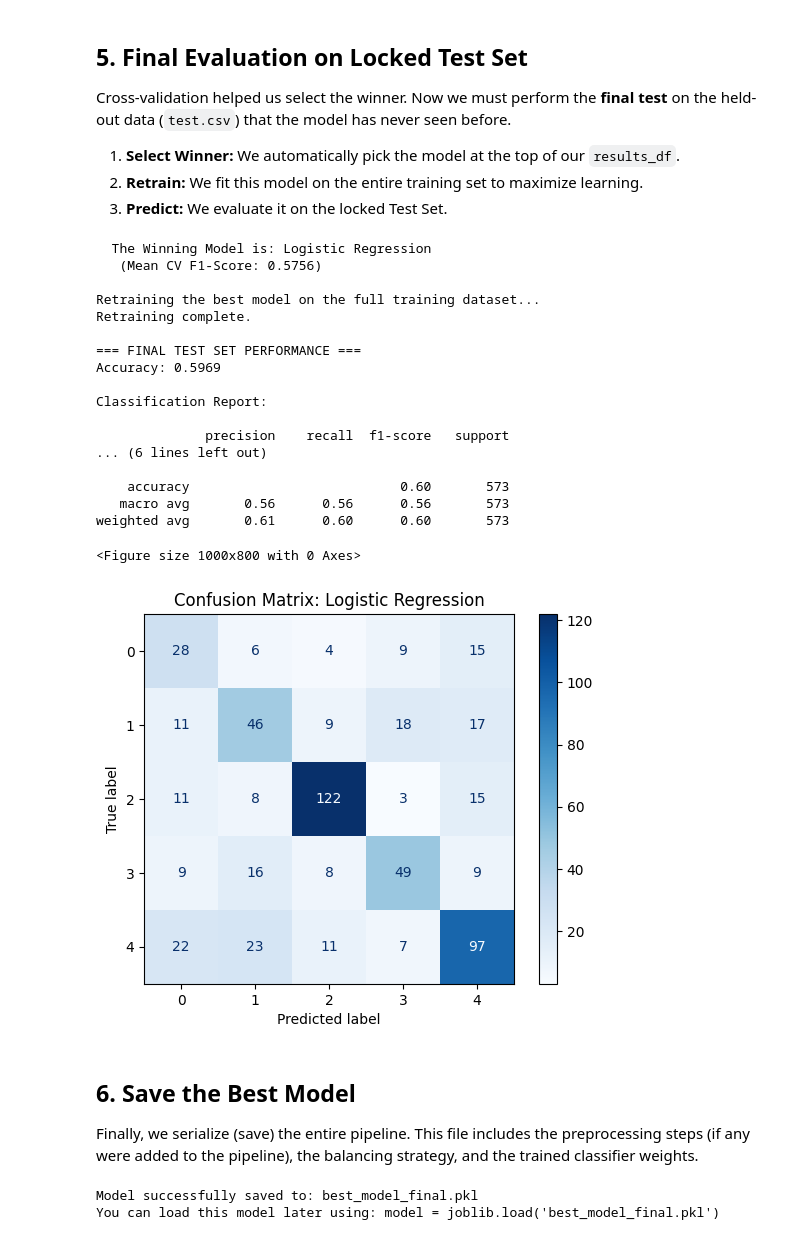
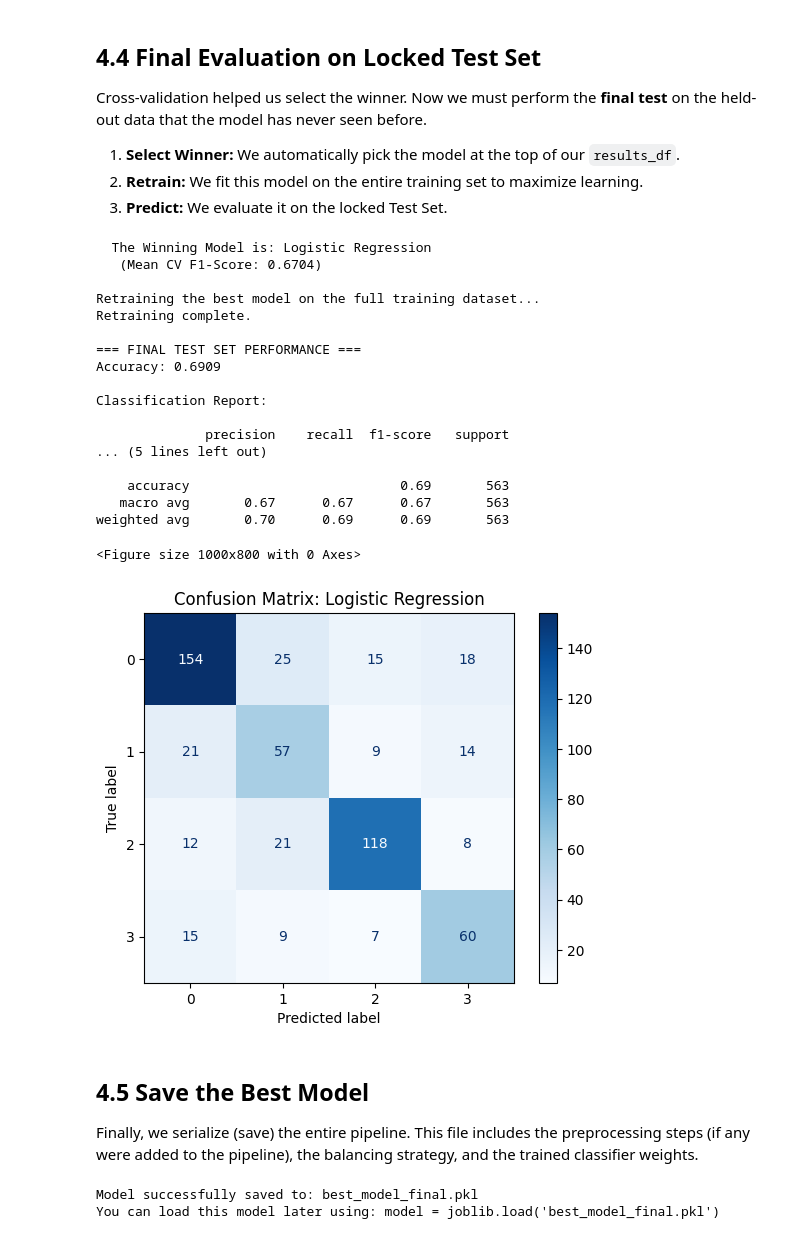
Before and after one commit to LucaFraMacera/ML4SE-2025-Project, a Jupyter notebook: multi_model_training.ipynb, the cells around one changed output. Saved outputs shown, nothing was run; the diff lists cells and outputs as text; code cells hidden in the pictures.

Commit message:
added bert refactoring

```diff
--- a/multi_model_training.ipynb
+++ b/multi_model_training.ipynb
@@ -43,0 +51,11 @@ y_test = pd.read_csv("code-comment-classification-test-target.csv").values.ravel
+# %%
+# Load Features (Sparse Matrices)
+X_train_model = sparse.load_npz("train_features_4cat_bert_meta.npz")
+X_test_model = sparse.load_npz("test_features_4cat_bert_meta.npz")
+
+# Load Targets (CSVs)
+y_train_model = pd.read_csv("train_target_4cat_meta.csv").values.ravel()
+y_test_model = pd.read_csv("test_target_4cat_meta.csv").values.ravel()
+
+print(f"Training Data: {X_train_model.shape}")
+print(f"Test Data:     {X_test_model.shape}")
@@ -46,13 +67,7 @@ y_test = pd.read_csv("code-comment-classification-test-target.csv").values.ravel
 We define a dictionary of models. Each model is wrapped in an `ImbPipeline` containing the `RandomOverSampler`. This ensures fair comparison.
 # %%
-from imblearn.pipeline import Pipeline as ImbPipeline
-from imblearn.over_sampling import RandomOverSampler
-from sklearn.linear_model import LogisticRegression, SGDClassifier
-from sklearn.svm import LinearSVC
-from sklearn.naive_bayes import MultinomialNB
-from sklearn.ensemble import RandomForestClassifier
-
 # Dictionary of pipelines
+# Note: MultinomialNB removed because it requires non-negative features (BERT has negative values)
 models = {
     "Logistic Regression": ImbPipeline([
         ('oversample', RandomOverSampler(random_state=42)),
@@ -69,11 +84,6 @@ models = {
         ('clf', LinearSVC(random_state=42, dual='auto'))
     ]),
 
-    "Multinomial NB": ImbPipeline([
-        ('oversample', RandomOverSampler(random_state=42)),
-        ('clf', MultinomialNB())
-    ]),
-
     "Random Forest": ImbPipeline([
         ('oversample', RandomOverSampler(random_state=42)),
         ('clf', RandomForestClassifier(n_estimators=100, random_state=42))
@@ -81,4 +91,5 @@ models = {
 }
 
 print(f"Defined {len(models)} models with balancing strategies.")
+print("Note: MultinomialNB excluded (incompatible with BERT's negative values)")
 # %% [output]
@@ -88,16 +100,14 @@ Defined 5 models with balancing strategies.
 We loop through the models, performing Cross-Validation on the training set. We track `F1-Macro` because it is the most important metric for our imbalanced data.
 # %%
-from sklearn.model_selection import cross_val_score
-
 results = []
 
 print("Starting Model Evaluation...")
 
-for name, pipeline in models.items():
+for name, pipeline_multi in models.items():
     print(f"Training {name}...")
 
     # Cross-Validation (Balancing happens automatically inside folds)
-    cv_scores = cross_val_score(pipeline, X_train, y_train, cv=5, scoring='f1_macro')
+    cv_scores = cross_val_score(pipeline_multi, X_train_model, y_train_model, cv=5, scoring='f1_macro')
 
     results.append({
         "Model": name,
@@ -173,62 +178,60 @@ plt.show()
 # %% [markdown]
-## 5. Final Evaluation on Locked Test Set
-Cross-validation helped us select the winner. Now we must perform the **final test** on the held-out data (`test.csv`) that the model has never seen before.
+## 4.4 Final Evaluation on Locked Test Set
+Cross-validation helped us select the winner. Now we must perform the **final test** on the held-out data that the model has never seen before.
 1. **Select Winner:** We automatically pick the model at the top of our `results_df`.
 2. **Retrain:** We fit this model on the entire training set to maximize learning.
 3. **Predict:** We evaluate it on the locked Test Set.
 # %%
-from sklearn.metrics import confusion_matrix, ConfusionMatrixDisplay, accuracy_score, classification_report
-
 # 1. Identify the Best Model automatically
 best_model_name = results_df.iloc[0]["Model"]
-best_pipeline = models[best_model_name]
+best_pipeline_final = models[best_model_name]
 
 print(f"  The Winning Model is: {best_model_name}")
 print(f"   (Mean CV F1-Score: {results_df.iloc[0]['Mean F1-Macro']:.4f})")
 
 # 2. Retrain on the full training set
 print("\nRetraining the best model on the full training dataset...")
-best_pipeline.fit(X_train, y_train)
+best_pipeline_final.fit(X_train_model, y_train_model)
 print("Retraining complete.")
 
 # 3. Final Prediction on the Locked Test Set
-y_pred_final = best_pipeline.predict(X_test)
+y_pred_final = best_pipeline_final.predict(X_test_model)
 
 # 4. Report Results
 print("\n=== FINAL TEST SET PERFORMANCE ===")
-print(f"Accuracy: {accuracy_score(y_test, y_pred_final):.4f}")
+print(f"Accuracy: {accuracy_score(y_test_model, y_pred_final):.4f}")
 print("\nClassification Report:\n")
-print(classification_report(y_test, y_pred_final))
+print(classification_report(y_test_model, y_pred_final))
 
 # 5. Visualize Confusion Matrix
 plt.figure(figsize=(10, 8))
-cm = confusion_matrix(y_test, y_pred_final)
+cm = confusion_matrix(y_test_model, y_pred_final)
 
 disp = ConfusionMatrixDisplay(confusion_matrix=cm)
 disp.plot(cmap='Blues', values_format='d')
 plt.title(f"Confusion Matrix: {best_model_name}")
 plt.show()
 # %% [output]
   The Winning Model is: Logistic Regression
-   (Mean CV F1-Score: 0.5756)
+   (Mean CV F1-Score: 0.6704)
 
 Retraining the best model on the full training dataset...
 Retraining complete.
 
 === FINAL TEST SET PERFORMANCE ===
-Accuracy: 0.5969
+Accuracy: 0.6909
 
 Classification Report:
 
               precision    recall  f1-score   support
-... (6 lines left out)
+... (5 lines left out)
 
-    accuracy                           0.60       573
-   macro avg       0.56      0.56      0.56       573
-weighted avg       0.61      0.60      0.60       573
+    accuracy                           0.69       563
+   macro avg       0.67      0.67      0.67       563
+weighted avg       0.70      0.69      0.69       563
 <Figure size 1000x800 with 0 Axes>
-[figure, old version]
+[figure, new version]
 # %% [markdown]
-## 6. Save the Best Model
+## 4.5 Save the Best Model
 Finally, we serialize (save) the entire pipeline. This file includes the preprocessing steps (if any were added to the pipeline), the balancing strategy, and the trained classifier weights.
 # %%
```
Also changed, not shown: parts of 16 cells of this notebook, 6 other files.
